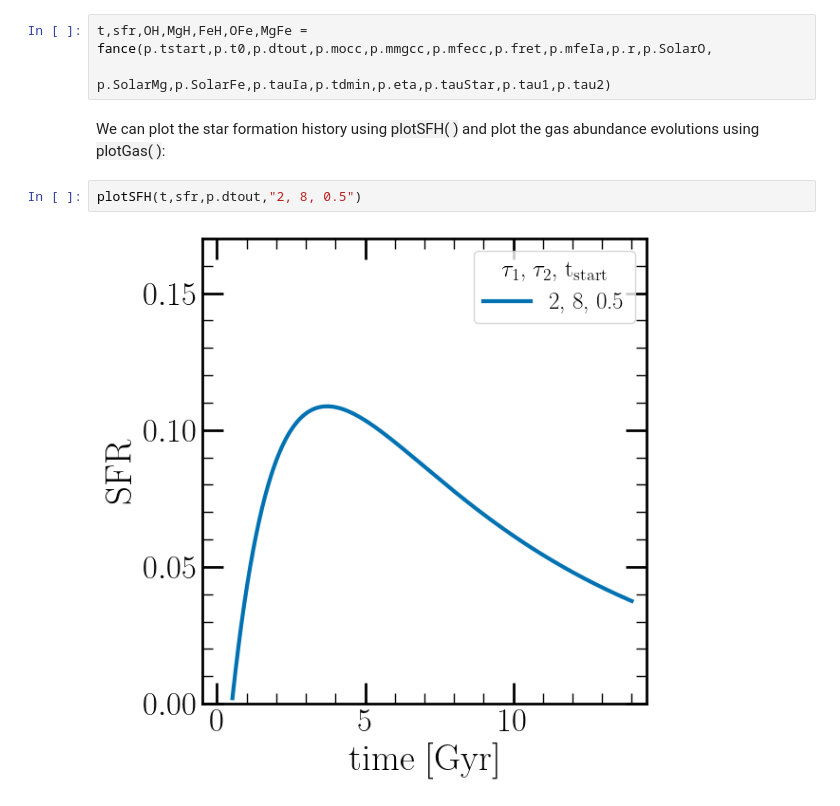
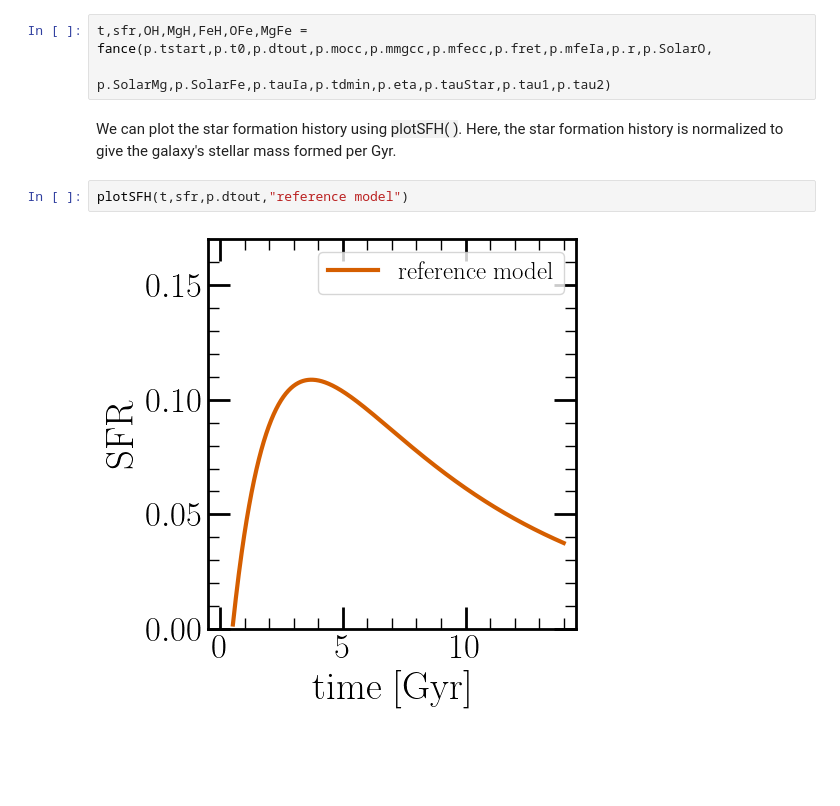
Before and after one commit to nmgountanis/fanCE, a Jupyter notebook: fance_tutorial.ipynb, the cells around one changed output. Drawn from its saved outputs; the diff is of its cells as text; blank space fills up the shorter version.

```diff
--- a/fance_tutorial.ipynb
+++ b/fance_tutorial.ipynb
@@ -22,8 +22,8 @@ We will begin by generating star formation histories and gas abundance evolution
 t,sfr,OH,MgH,FeH,OFe,MgFe = fance(p.tstart,p.t0,p.dtout,p.mocc,p.mmgcc,p.mfecc,p.fret,p.mfeIa,p.r,p.SolarO,
                                   p.SolarMg,p.SolarFe,p.tauIa,p.tdmin,p.eta,p.tauStar,p.tau1,p.tau2)
 # %% [markdown]
-We can plot the star formation history using <span style="background-color: #F2F2F2">plotSFH( )</span> and plot the gas abundance evolutions using <span style="background-color: #F2F2F2">plotGas( )</span>:
+We can plot the star formation history using <span style="background-color: #F2F2F2">plotSFH( )</span>. Here, the star formation history is normalized to give the galaxy's stellar mass formed per Gyr.
 # %%
-plotSFH(t,sfr,p.dtout,"2, 8, 0.5")
+plotSFH(t,sfr,p.dtout,"reference model")
 # %% [output]
-[figure, old version]
+[figure, new version]
```
Also changed, not shown: parts of 3 cells of this notebook.
